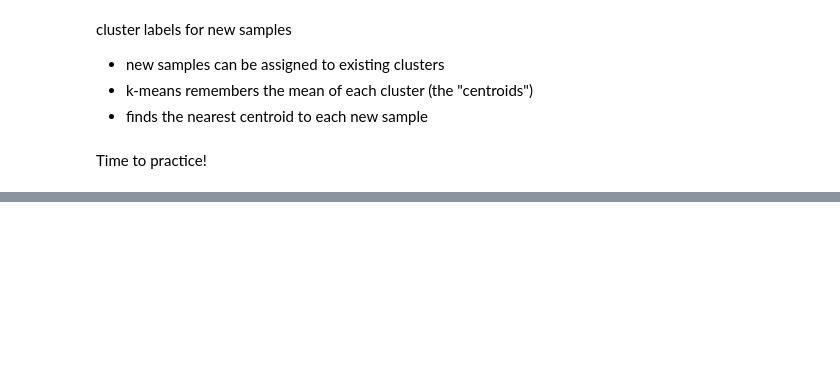
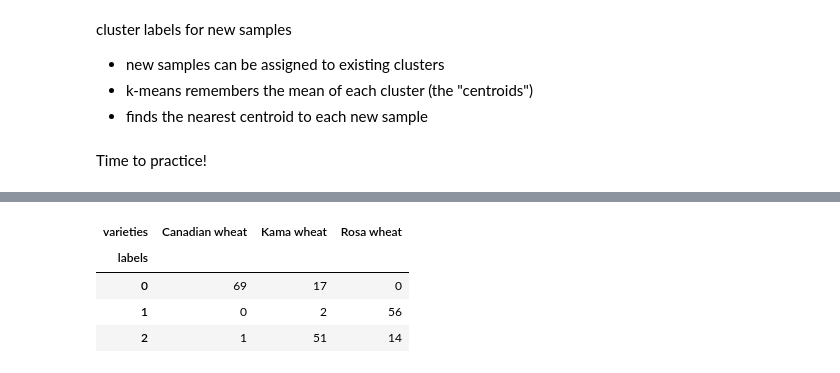
Before and after one commit to srgari/python, a Jupyter notebook: datacamp_study/machine learning/2_Unsupervised_learning_in_Python.ipynb, the cells around one changed output, grey strips where cells are left out. Cells and saved outputs as stored; diff of their text form; code cells hidden in the pictures; blank space fills up the shorter version.

```diff
--- a/datacamp_study/machine learning/2_Unsupervised_learning_in_Python.ipynb
+++ b/datacamp_study/machine learning/2_Unsupervised_learning_in_Python.ipynb
@@ -110,0 +180,21 @@ pd.read_csv('tables/points.csv')
+# %%
+# Create a KMeans model with 3 clusters: model
+model =KMeans(n_clusters = 3)
+
+# Use fit_predict to fit model to obtain cluster labels: labels
+samples = pd.read_csv('tables/seeds-width-vs-length-varieties.csv')
+labels = model.fit_predict(samples[['width','length']])
+
+# create a DataFrame with labels and varieties as columns: df
+samples['labels'] = labels
+samples
+
+# create crosstab: ct
+ct = pd.crosstab(samples['labels'], samples['varieties'])
+ct
+# %% [output]
+| varieties | Canadian wheat | Kama wheat | Rosa wheat |
+| labels |  |  |  |
+| 0 | 69 | 17 | 0 |
+| 1 | 0 | 2 | 56 |
+| 2 | 1 | 51 | 14 |
```
Also changed, not shown: parts of 12 cells of this notebook, 1 other file.
